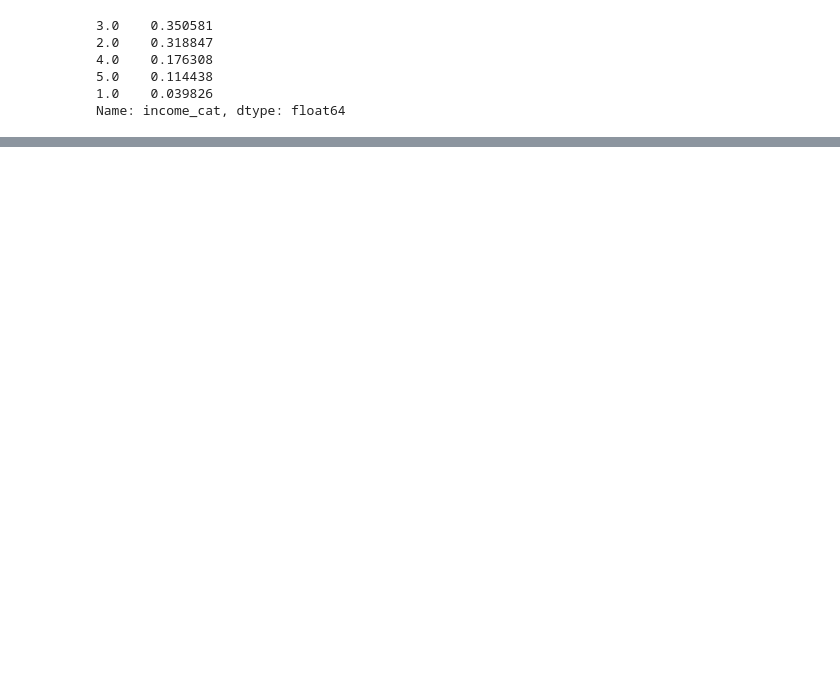
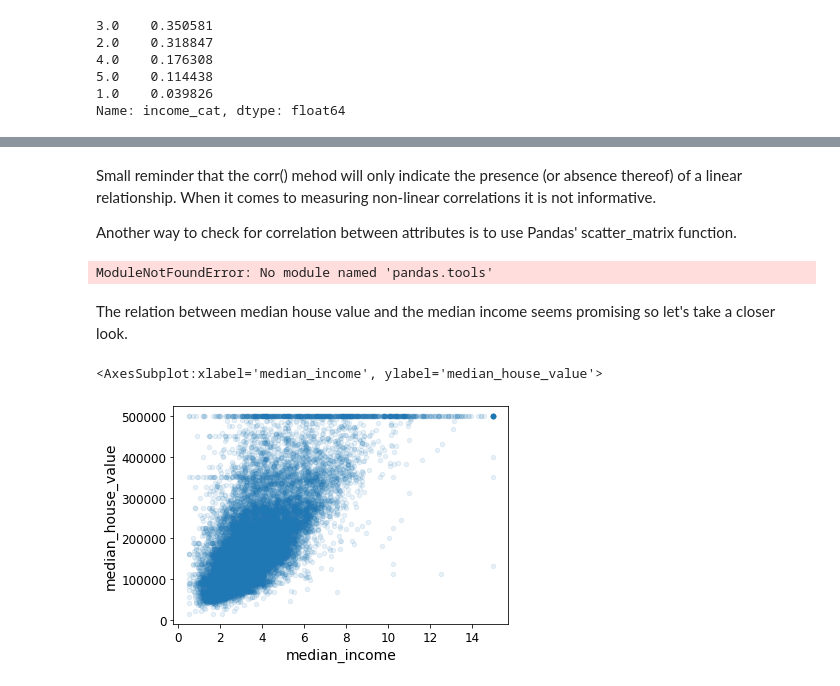
Before and after one commit to martanunesdea/machine_intelligence, a Jupyter notebook: california_housing/notebook.ipynb, the cells around one changed output, grey strips where cells are left out. Cells and saved outputs as stored; diff of their text form; code cells hidden in the pictures; blank space fills up the shorter version.

```diff
--- a/california_housing/notebook.ipynb
+++ b/california_housing/notebook.ipynb
@@ -189,0 +314,18 @@ for set in (strat_train_set, strat_test_set):
+# %% [markdown]
+Small reminder that the corr() mehod will only indicate the presence (or absence thereof) of a linear relationship. When it comes to measuring non-linear correlations it is not informative.
+
+Another way to check for correlation between attributes is to use Pandas' scatter_matrix function.
+# %%
+from pandas.tools.plotting import scatter_matrix
+
+attributes = ["median_house_value", "median_income", "total_rooms", "housing_median_age"]
+scatter_matrix(housing[attributes], figsize=(12,8))
+# %% [output]
+ModuleNotFoundError: No module named 'pandas.tools'
+# %% [markdown]
+The relation between median house value and the median income seems promising so let's take a closer look.
+# %%
+housing.plot(kind="scatter", x="median_income", y="median_house_value", alpha=0.1)
+# %% [output]
+<AxesSubplot:xlabel='median_income', ylabel='median_house_value'>
+[figure, added]
```
Also changed, not shown: parts of 52 cells of this notebook.
